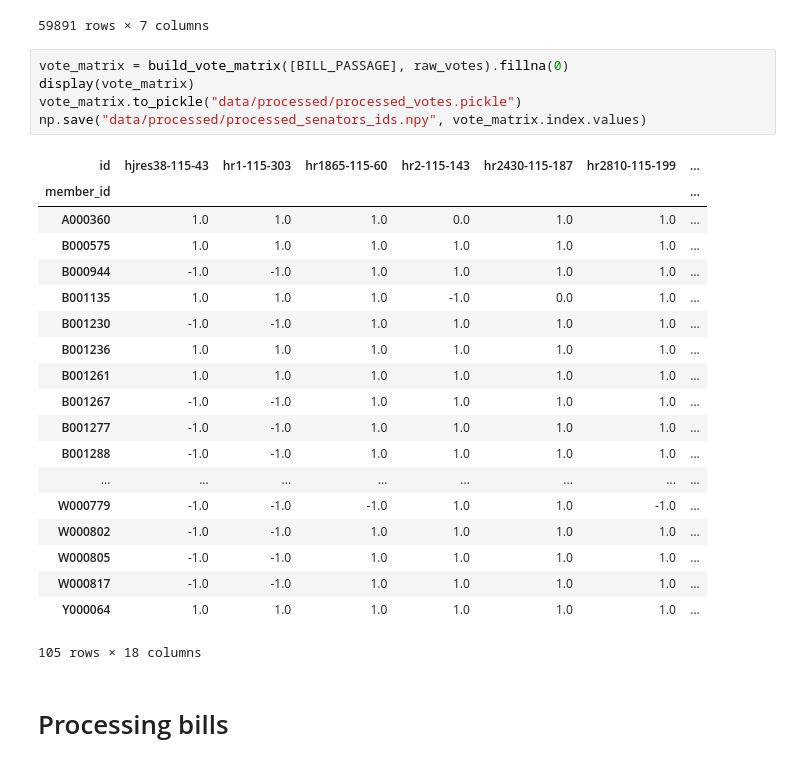
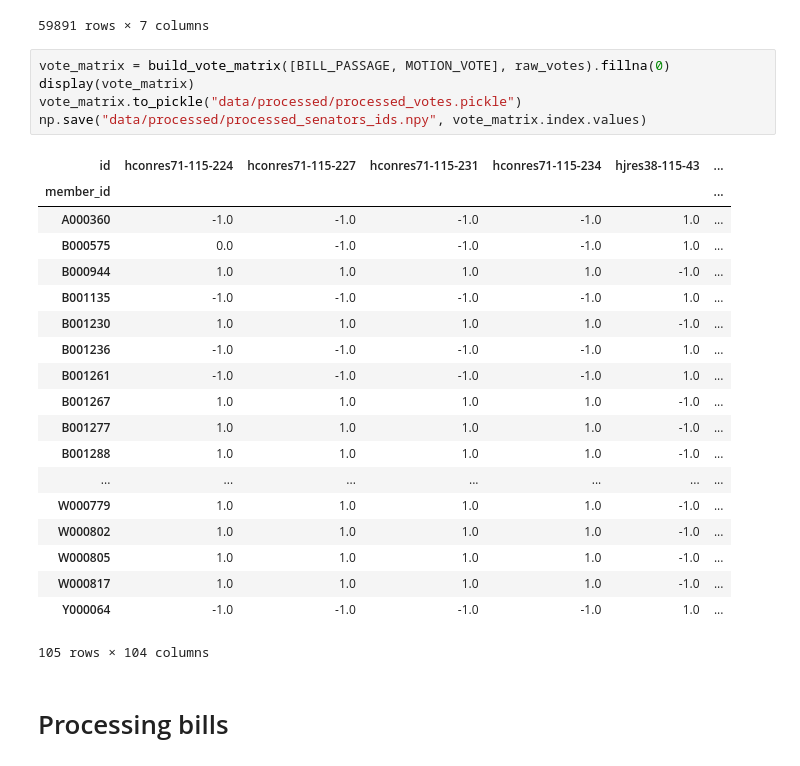
Before and after one commit to lkiel/US-Senators, a Jupyter notebook: Feature Engineering.ipynb, the cells around one changed output. Drawn from its saved outputs; the diff is of its cells as text.

```diff
--- a/Feature Engineering.ipynb
+++ b/Feature Engineering.ipynb
@@ -115,30 +115,30 @@ raw_votes
 | 598 | sconres3-115-1 | S.Con.Res.3 | 115 | Y000064 | On the Motion to Proceed | 1 | 2017-01-04 12:38:00 |
 59891 rows × 7 columns
 # %%
-vote_matrix = build_vote_matrix([BILL_PASSAGE], raw_votes).fillna(0)
+vote_matrix = build_vote_matrix([BILL_PASSAGE, MOTION_VOTE], raw_votes).fillna(0)
 display(vote_matrix)
 vote_matrix.to_pickle("data/processed/processed_votes.pickle")
 np.save("data/processed/processed_senators_ids.npy", vote_matrix.index.values)
 # %% [output]
-| id | hjres38-115-43 | hr1-115-303 | hr1865-115-60 | hr2-115-143 | hr2430-115-187 | hr2810-115-199 | ... |
-| member_id |  |  |  |  |  |  | ... |
-| A000360 | 1.0 | 1.0 | 1.0 | 0.0 | 1.0 | 1.0 | ... |
-| B000575 | 1.0 | 1.0 | 1.0 | 1.0 | 1.0 | 1.0 | ... |
-| B000944 | -1.0 | -1.0 | 1.0 | 1.0 | 1.0 | 1.0 | ... |
-| B001135 | 1.0 | 1.0 | 1.0 | -1.0 | 0.0 | 1.0 | ... |
-| B001230 | -1.0 | -1.0 | 1.0 | 1.0 | 1.0 | 1.0 | ... |
-| B001236 | 1.0 | 1.0 | 1.0 | 1.0 | 1.0 | 1.0 | ... |
-| B001261 | 1.0 | 1.0 | 1.0 | 1.0 | 1.0 | 1.0 | ... |
-| B001267 | -1.0 | -1.0 | 1.0 | 1.0 | 1.0 | 1.0 | ... |
-| B001277 | -1.0 | -1.0 | 1.0 | 1.0 | 1.0 | 1.0 | ... |
-| B001288 | -1.0 | -1.0 | 1.0 | 1.0 | 1.0 | 1.0 | ... |
-| ... | ... | ... | ... | ... | ... | ... | ... |
-| W000779 | -1.0 | -1.0 | -1.0 | 1.0 | 1.0 | -1.0 | ... |
-| W000802 | -1.0 | -1.0 | 1.0 | 1.0 | 1.0 | 1.0 | ... |
-| W000805 | -1.0 | -1.0 | 1.0 | 1.0 | 1.0 | 1.0 | ... |
-| W000817 | -1.0 | -1.0 | 1.0 | 1.0 | 1.0 | 1.0 | ... |
-| Y000064 | 1.0 | 1.0 | 1.0 | 1.0 | 1.0 | 1.0 | ... |
+| id | hconres71-115-224 | hconres71-115-227 | hconres71-115-231 | hconres71-115-234 | hjres38-115-43 | ... |
+| member_id |  |  |  |  |  | ... |
+| A000360 | -1.0 | -1.0 | -1.0 | -1.0 | 1.0 | ... |
+| B000575 | 0.0 | -1.0 | -1.0 | -1.0 | 1.0 | ... |
+| B000944 | 1.0 | 1.0 | 1.0 | 1.0 | -1.0 | ... |
+| B001135 | -1.0 | -1.0 | -1.0 | -1.0 | 1.0 | ... |
+| B001230 | 1.0 | 1.0 | 1.0 | 1.0 | -1.0 | ... |
+| B001236 | -1.0 | -1.0 | -1.0 | -1.0 | 1.0 | ... |
+| B001261 | -1.0 | -1.0 | -1.0 | -1.0 | 1.0 | ... |
+| B001267 | 1.0 | 1.0 | 1.0 | 1.0 | -1.0 | ... |
+| B001277 | 1.0 | 1.0 | 1.0 | 1.0 | -1.0 | ... |
+| B001288 | 1.0 | 1.0 | 1.0 | 1.0 | -1.0 | ... |
+| ... | ... | ... | ... | ... | ... | ... |
+| W000779 | 1.0 | 1.0 | 1.0 | 1.0 | -1.0 | ... |
+| W000802 | 1.0 | 1.0 | 1.0 | 1.0 | -1.0 | ... |
+| W000805 | 1.0 | 1.0 | 1.0 | 1.0 | -1.0 | ... |
+| W000817 | 1.0 | 1.0 | 1.0 | 1.0 | -1.0 | ... |
+| Y000064 | -1.0 | -1.0 | -1.0 | -1.0 | 1.0 | ... |
-105 rows × 18 columns
+105 rows × 104 columns
 # %% [markdown]
 # Processing bills
 # %% [markdown]
```
Also changed, not shown: 6 other files.
